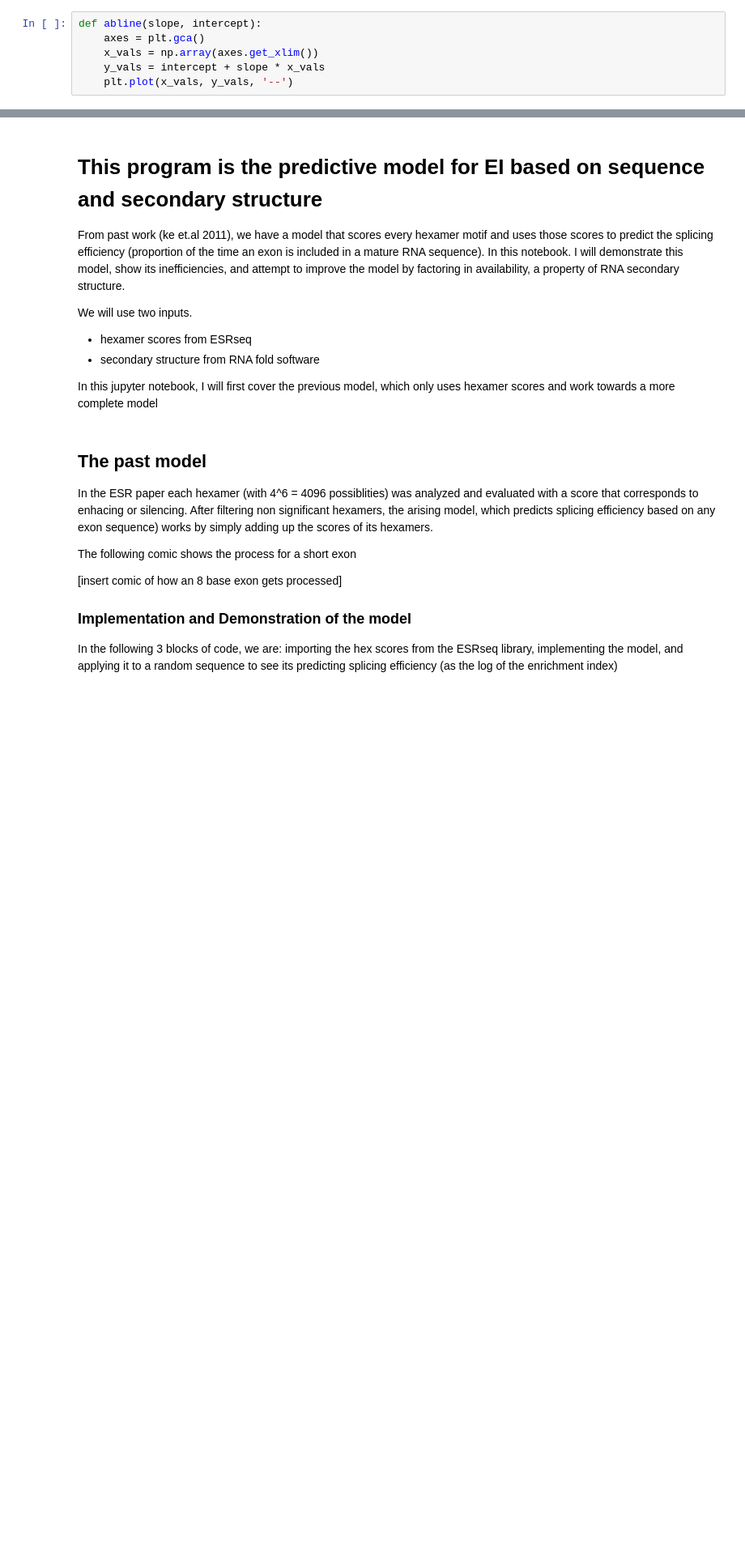
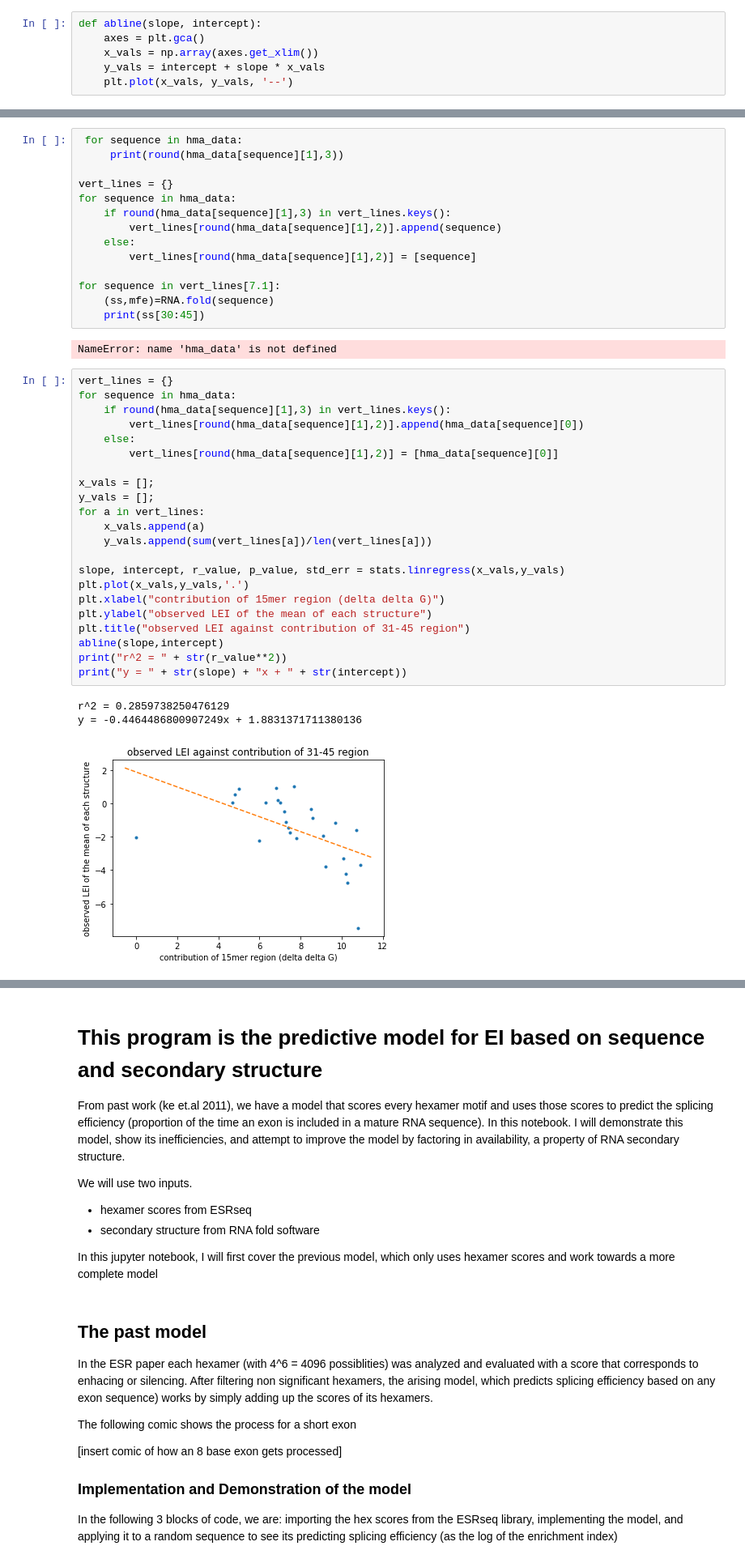
Before and after one commit to danielsjoo/Surf2021Research, a Jupyter notebook: Secondary structure predictive model.ipynb, the cells around one changed output, grey strips where cells are left out. Shown at 81% size. Cells and saved outputs as stored; diff of their text form; blank space fills up the shorter version.

```diff
--- a/Secondary structure predictive model.ipynb
+++ b/Secondary structure predictive model.ipynb
@@ -37,0 +86,42 @@ for i in x:
+# %%
+ for sequence in hma_data:
+     print(round(hma_data[sequence][1],3))
+
+vert_lines = {}
+for sequence in hma_data:
+    if round(hma_data[sequence][1],3) in vert_lines.keys():
+        vert_lines[round(hma_data[sequence][1],2)].append(sequence)
+    else:
+        vert_lines[round(hma_data[sequence][1],2)] = [sequence]
+
+for sequence in vert_lines[7.1]:
+    (ss,mfe)=RNA.fold(sequence)
+    print(ss[30:45])
+# %% [output]
+NameError: name 'hma_data' is not defined
+# %%
+vert_lines = {}
+for sequence in hma_data:
+    if round(hma_data[sequence][1],3) in vert_lines.keys():
+        vert_lines[round(hma_data[sequence][1],2)].append(hma_data[sequence][0])
+    else:
+        vert_lines[round(hma_data[sequence][1],2)] = [hma_data[sequence][0]]
+
+x_vals = [];
+y_vals = [];
+for a in vert_lines:
+    x_vals.append(a)
+    y_vals.append(sum(vert_lines[a])/len(vert_lines[a]))
+
+slope, intercept, r_value, p_value, std_err = stats.linregress(x_vals,y_vals)
+plt.plot(x_vals,y_vals,'.')
+plt.xlabel("contribution of 15mer region (delta delta G)")
+plt.ylabel("observed LEI of the mean of each structure")
+plt.title("observed LEI against contribution of 31-45 region")
+abline(slope,intercept)
+print("r^2 = " + str(r_value**2))
+print("y = " + str(slope) + "x + " + str(intercept))
+# %% [output]
+r^2 = 0.2859738250476129
+y = -0.4464486800907249x + 1.8831371711380136
+[figure, added]
```
Also changed, not shown: parts of 28 cells of this notebook, 7 other files.
